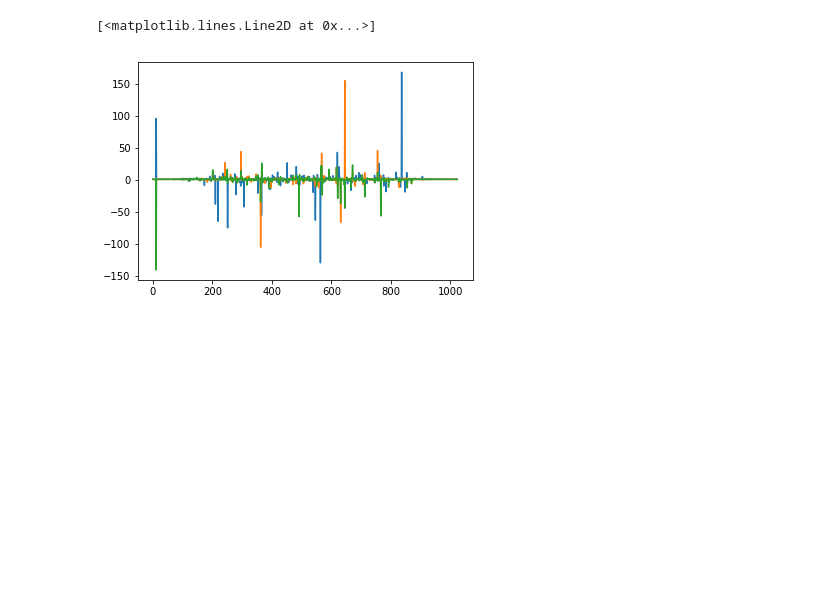
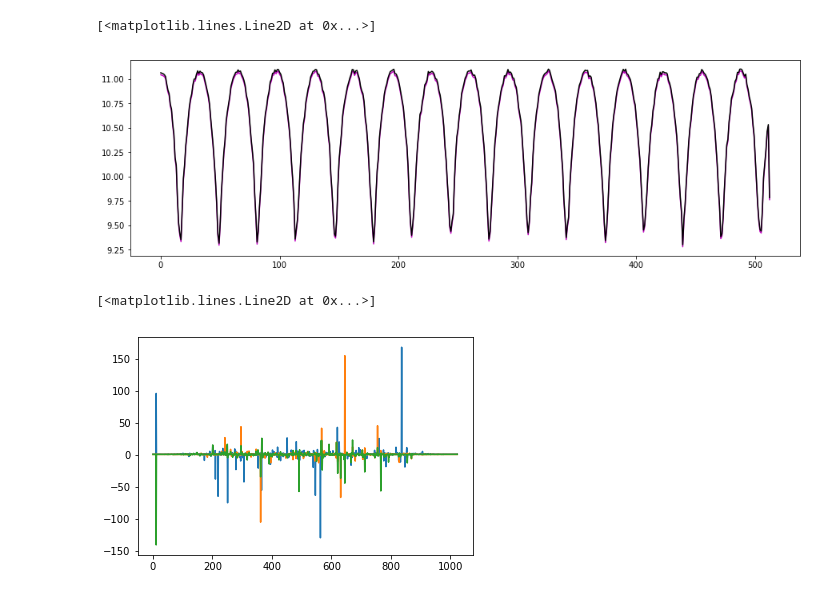
Before and after one commit to jeffralyjz/SkyNoise, a Jupyter notebook: smalltask3.1.ipynb, the cells around one changed output. Cells and saved outputs as stored; diff of their text form; code cells hidden in the pictures; blank space fills up the shorter version.

```diff
--- a/smalltask3.1.ipynb
+++ b/smalltask3.1.ipynb
@@ -130,13 +130,14 @@ antj_2 = delay(signal2, tj2, 'wfft')
 antk_2 = delay(signal2, 2*tj2, 'wfft')
 antl_2 = delay(signal2, 3*tj2, 'wfft')
 # %%
-axij.plot(ij, c='b', label = 'aicraj')
+# axij.plot(ij, c='b', label = 'aicraj')
 # axij.plot(ij_, c='g')
 # axij.plot(jk, c='r', label = 'ajcrak')
 # axij.plot(jk_, c='y')axij.plot(ij, c='b', label = 'aicraj')
 # axij.plot(ij_, c='g')
 # axij.plot(jk, c='r', label = 'ajcrak')
-# axij.plot(jk_, c='y')s1st=np.random.randint(1,10)
+# axij.plot(jk_, c='y')
+s1st=np.random.randint(1,10)
 s2st=np.random.randint(1,10)
 
 gi=np.random.uniform(.5,1.5)
@@ -233,3 +232,22 @@ axij.plot(il_, c='g')
+# %%
+ijlog= np.log(ijvis)
+jklog= np.log(jkvis)
+kllog= np.log(klvis)
+ijlog_= np.log(ijvis_)
+jklog_= np.log(jkvis_)
+kllog_= np.log(klvis_)+np.log(.97)
+
+lw =1.5
+fig, (axij) = plt.subplots(1, figsize=(15,4.5))
+# axij.plot(ijlog, c='b', label = 'aicraj')
+# axij.plot(ijlog_, c='g')
+# axij.plot(jklog, c='r', label = 'ajcrak')
+# axij.plot(jklog_, c='y')
+axij.plot(kllog, c='m', label = 'akcral')
+axij.plot(kllog_, c='black')
+# %% [output]
+[<matplotlib.lines.Line2D at 0x...>]
+[figure, added]
 # %%
 ij_jk = ij/jk
 jk_kl = jk/kl
```
Also changed, not shown: parts of 6 cells of this notebook, 1 other file.
